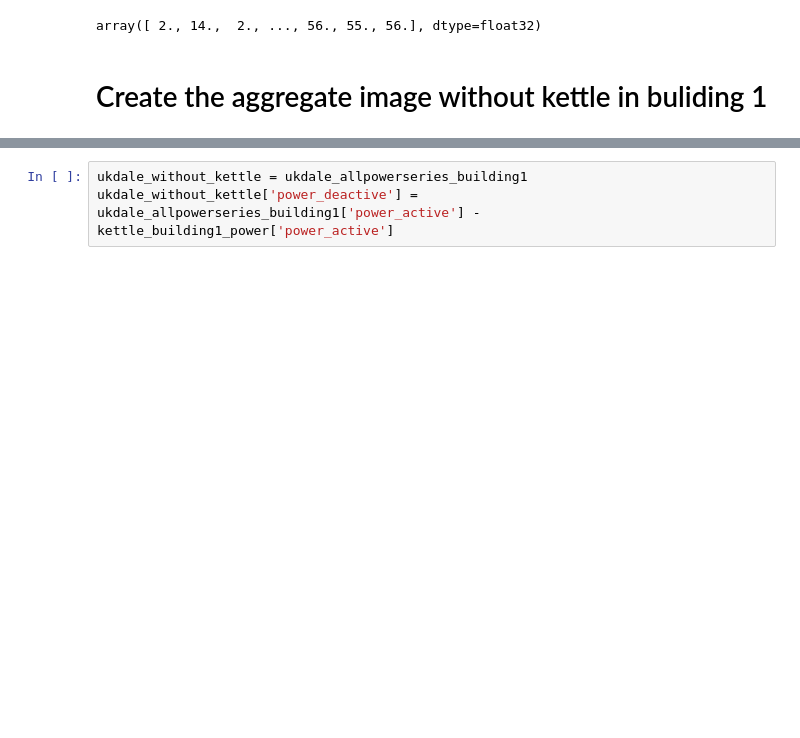
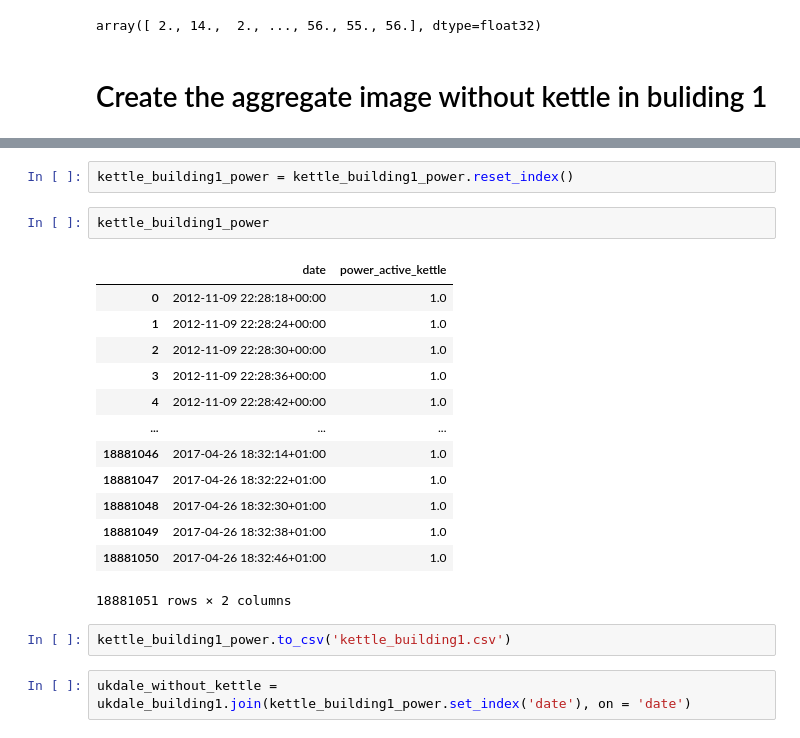
Before and after one commit to Gracepicharporn/Data-Science-project, a Jupyter notebook: nilmtk_UK-DALE.ipynb, the cells around one changed output, grey strips where cells are left out. Drawn from its saved outputs; the diff is of its cells as text; blank space fills up the shorter version.

```diff
--- a/nilmtk_UK-DALE.ipynb
+++ b/nilmtk_UK-DALE.ipynb
@@ -805,3 +815,22 @@ dtype: int64
+# %%
+kettle_building1_power = kettle_building1_power.reset_index()
+# %%
+kettle_building1_power
+# %% [output]
+|  | date | power_active_kettle |
+| 0 | 2012-11-09 22:28:18+00:00 | 1.0 |
+| 1 | 2012-11-09 22:28:24+00:00 | 1.0 |
+| 2 | 2012-11-09 22:28:30+00:00 | 1.0 |
+| 3 | 2012-11-09 22:28:36+00:00 | 1.0 |
+| 4 | 2012-11-09 22:28:42+00:00 | 1.0 |
+| ... | ... | ... |
+| 18881046 | 2017-04-26 18:32:14+01:00 | 1.0 |
+| 18881047 | 2017-04-26 18:32:22+01:00 | 1.0 |
+| 18881048 | 2017-04-26 18:32:30+01:00 | 1.0 |
+| 18881049 | 2017-04-26 18:32:38+01:00 | 1.0 |
+| 18881050 | 2017-04-26 18:32:46+01:00 | 1.0 |
+18881051 rows × 2 columns
+# %%
+kettle_building1_power.to_csv('kettle_building1.csv')
 # %%
-ukdale_without_kettle = ukdale_allpowerseries_building1
-ukdale_without_kettle['power_deactive'] = ukdale_allpowerseries_building1['power_active'] - kettle_building1_power['power_active']
+ukdale_without_kettle = ukdale_building1.join(kettle_building1_power.set_index('date'), on = 'date')
```
Also changed, not shown: parts of 37 cells of this notebook.
